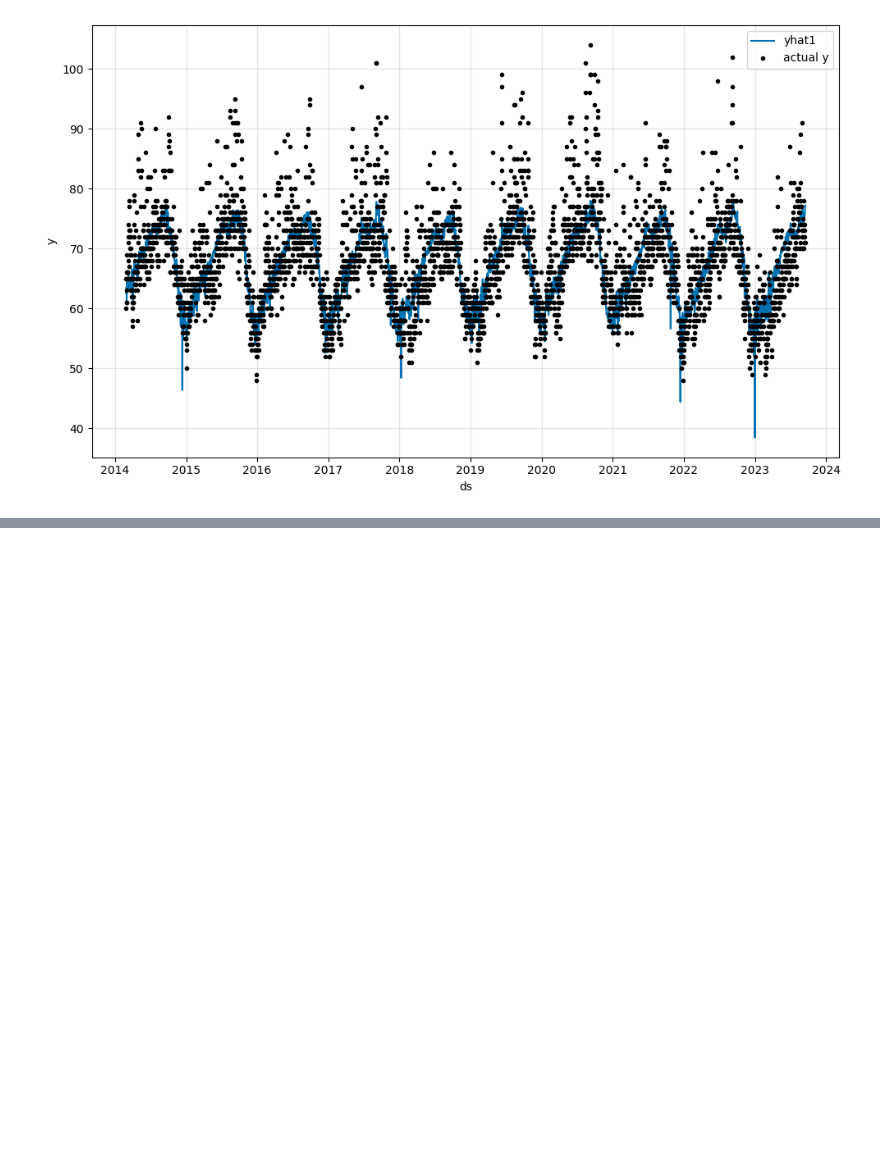
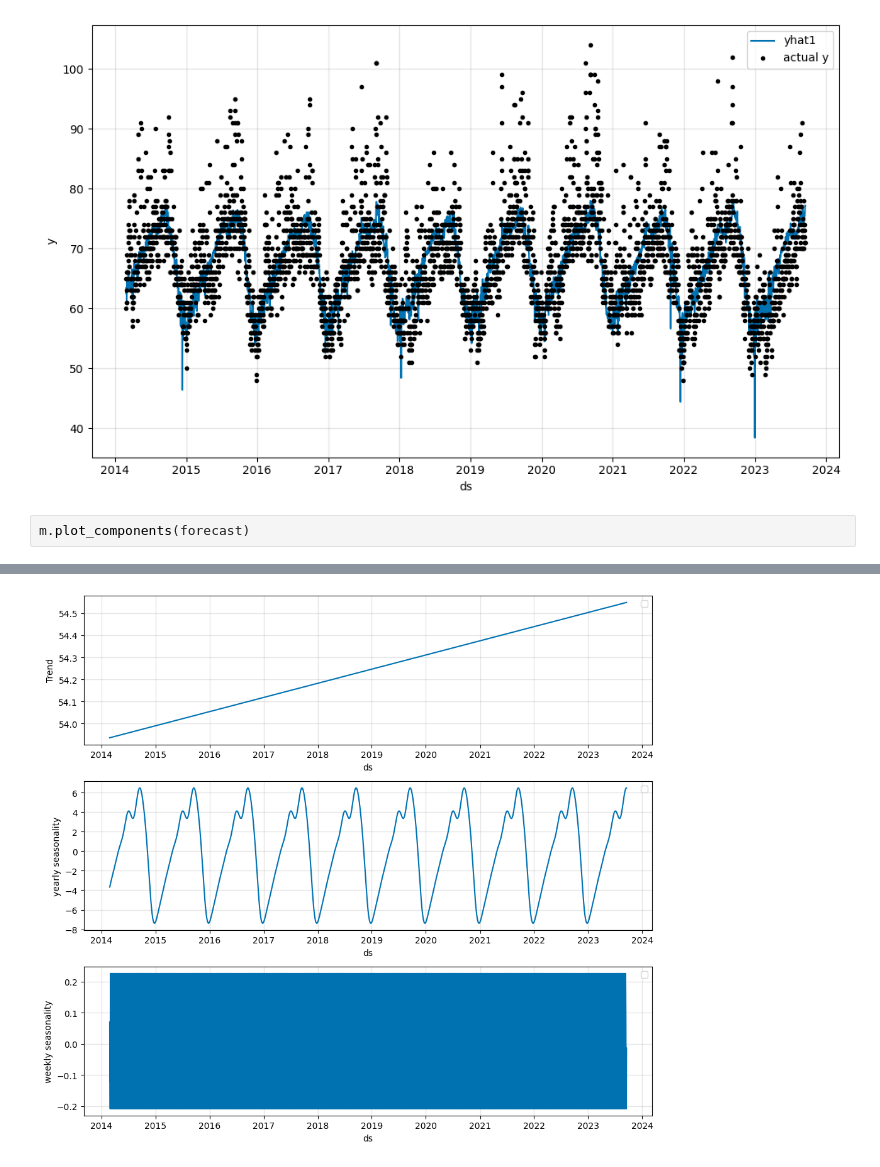
Before and after one commit to MerinGM/Neuralprophet_Weather_forecast, a Jupyter notebook: Neuralpp.ipynb, the cells around one changed output, grey strips where cells are left out. Drawn from its saved outputs; the diff is of its cells as text; blank space fills up the shorter version.

```diff
--- a/Neuralpp.ipynb
+++ b/Neuralpp.ipynb
@@ -170,3 +197,6 @@ m.plot(forecast)
 # %% [output]
 WARNING - (NP.plotting.log_warning_deprecation_plotly) - DeprecationWarning: default plotting_backend will be changed to plotly in a future version. Switch to plotly by calling `m.set_plotting_backend ...
 [figure]
+# %%
+m.plot_components(forecast)
+# %% [output]
@@ -172,0 +204 @@ WARNING - (NP.plotting.log_warning_deprecation_plotly) - DeprecationWarning: def
+[figure, added]
```
Also changed, not shown: parts of 11 cells of this notebook.
